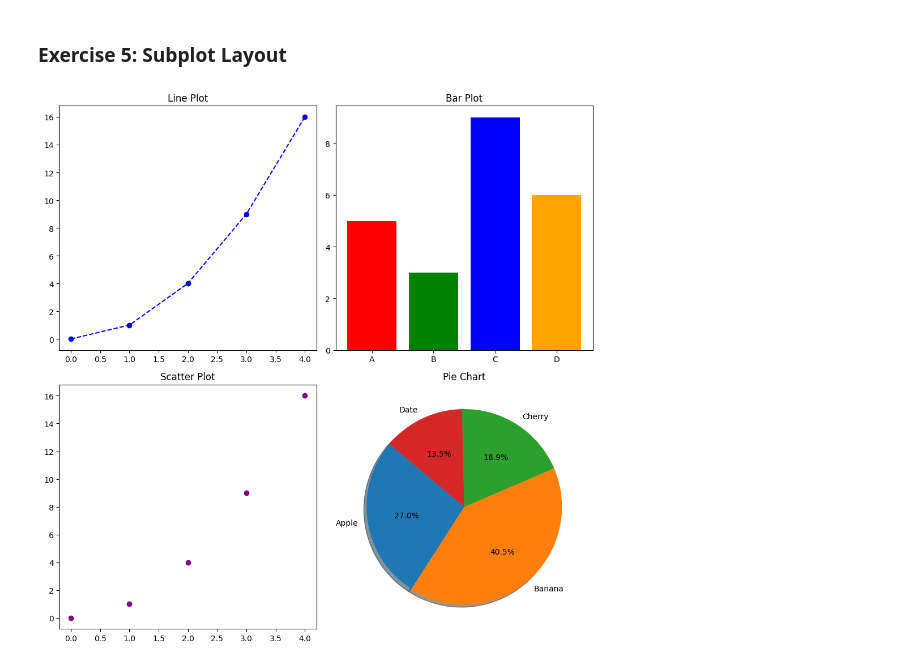
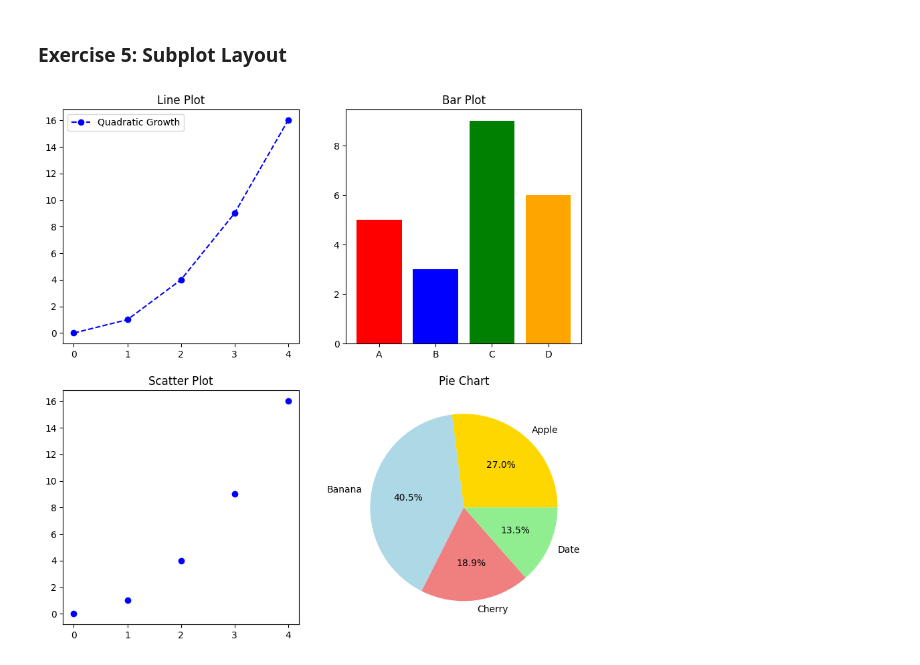
Before and after one commit to pratikshasomanath18/python-jupyter-template, a Jupyter notebook: src/5-subplot.ipynb, the cells around one changed output. Cells and saved outputs as stored; diff of their text form; code cells hidden in the pictures.

```diff
--- a/src/5-subplot.ipynb
+++ b/src/5-subplot.ipynb
@@ -2,39 +2,48 @@
 ### Exercise 5: Subplot Layout
 # %%
 import matplotlib.pyplot as plt
+import numpy as np
+from collections.abc import Iterable
 
 # Data
-x = [0, 1, 2, 3, 4]
-y = [0, 1, 4, 9, 16]
+x = np.array([0, 1, 2, 3, 4])
+y = np.array([0, 1, 4, 9, 16])
 categories = ['A', 'B', 'C', 'D']
 values = [5, 3, 9, 6]
 labels = ['Apple', 'Banana', 'Cherry', 'Date']
 sizes = [10, 15, 7, 5]
 
 # Error Handling
-if not all(isinstance(i, (int, float)) for i in x + y + values + sizes):
-    raise TypeError("All numerical data must be integers or floats.")
+if not isinstance(x, Iterable) or not isinstance(y, Iterable):
+    raise TypeError("Both x and y must be iterable.")
+if len(x) != len(y):
+    raise ValueError("x and y must have the same length.")
+if len(categories) != len(values):
+    raise ValueError("Categories and values lists must have the same length.")
+if len(labels) != len(sizes):
+    raise ValueError("Labels and sizes lists must have the same length.")
 
-# Create a 2x2 subplot layout
+# Create a 2x2 grid of subplots
 fig, axs = plt.subplots(2, 2, figsize=(10, 10))
 
 # First subplot: Line plot
-axs[0, 0].plot(x, y, marker='o', linestyle='--', color='b')
+axs[0, 0].plot(x, y, marker='o', linestyle='--', color='b', label='Quadratic Growth')
 axs[0, 0].set_title('Line Plot')
+axs[0, 0].legend()
 
 # Second subplot: Bar plot
-axs[0, 1].bar(categories, values, color=['red', 'green', 'blue', 'orange'])
+axs[0, 1].bar(categories, values, color=['red', 'blue', 'green', 'orange'])
 axs[0, 1].set_title('Bar Plot')
 
 # Third subplot: Scatter plot
-axs[1, 0].scatter(x, y, color='purple')
+axs[1, 0].scatter(x, y, color='blue', marker='o')
 axs[1, 0].set_title('Scatter Plot')
 
 # Fourth subplot: Pie chart
-axs[1, 1].pie(sizes, labels=labels, autopct='%1.1f%%', startangle=140, shadow=True)
+axs[1, 1].pie(sizes, labels=labels, autopct='%1.1f%%', colors=['gold', 'lightblue', 'lightcoral', 'lightgreen'])
 axs[1, 1].set_title('Pie Chart')
 
-plt.tight_layout()  # Adjust spacing
+# Show the plots
 plt.show()
 # %% [output]
-[figure, old version]
+[figure, new version]
```
Also changed, not shown: 5 other files.
